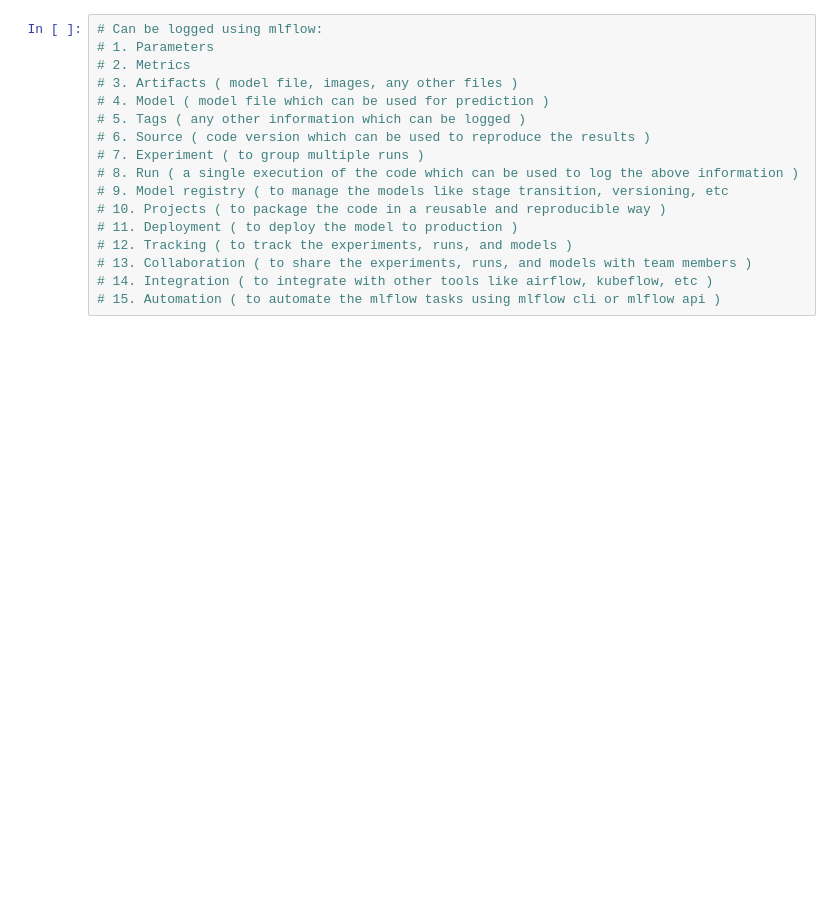
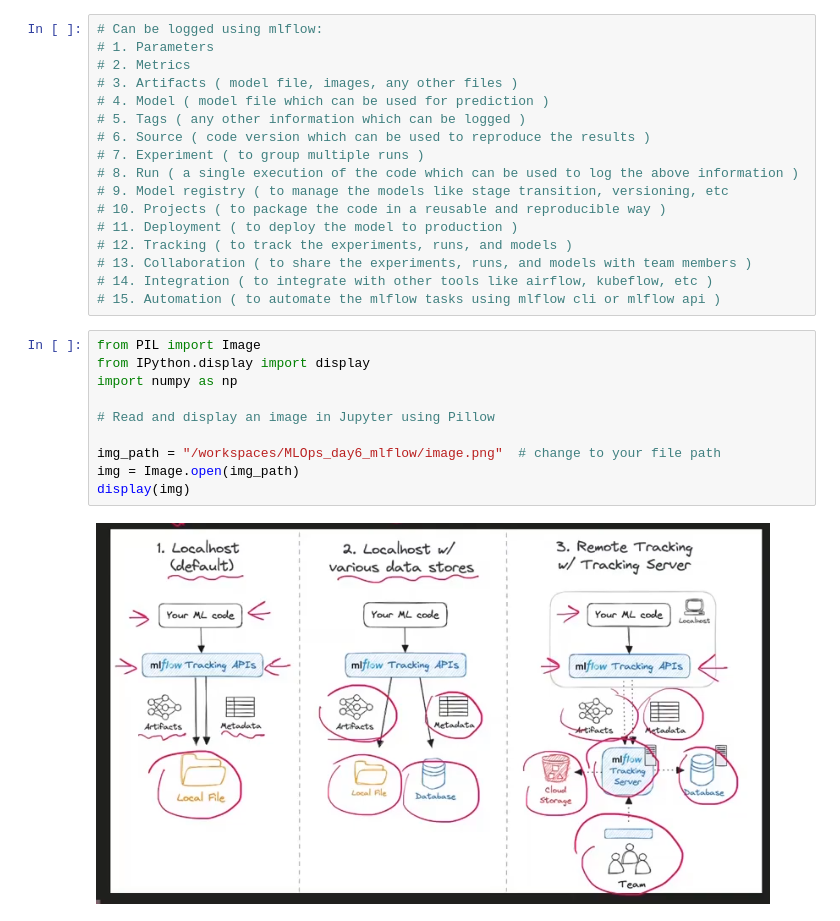
Before and after one commit to ManjeshKumarN/MLOps_day6_mlflow, a Jupyter notebook: notes.ipynb, the cells around one changed output. Drawn from its saved outputs; the diff is of its cells as text; blank space fills up the shorter version.

```diff
--- a/notes.ipynb
+++ b/notes.ipynb
@@ -49,3 +49,15 @@
 # 13. Collaboration ( to share the experiments, runs, and models with team members )
 # 14. Integration ( to integrate with other tools like airflow, kubeflow, etc )
 # 15. Automation ( to automate the mlflow tasks using mlflow cli or mlflow api )
+# %%
+from PIL import Image
+from IPython.display import display
+import numpy as np
+
+# Read and display an image in Jupyter using Pillow
+
+img_path = "/workspaces/MLOps_day6_mlflow/image.png"  # change to your file path
+img = Image.open(img_path)
+display(img)
+# %% [output]
+[figure, added]
```
Also changed, not shown: parts of 1 cell of this notebook, 1 other file.
